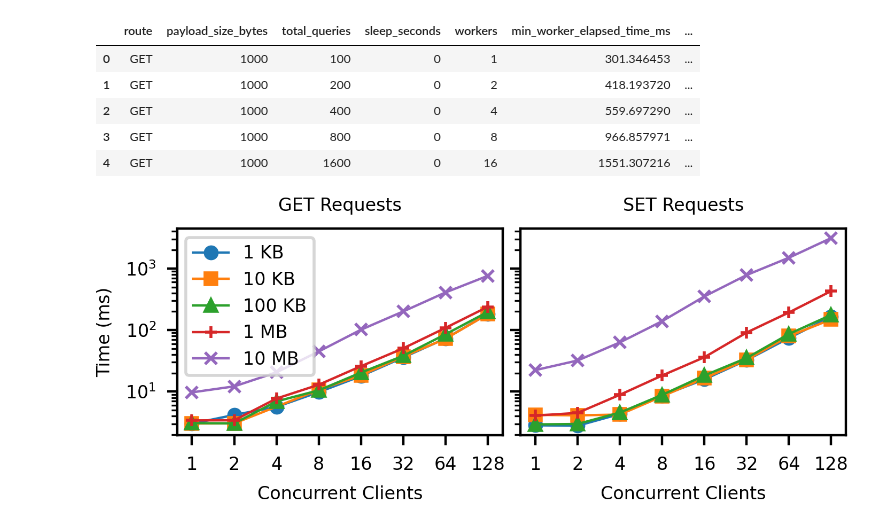
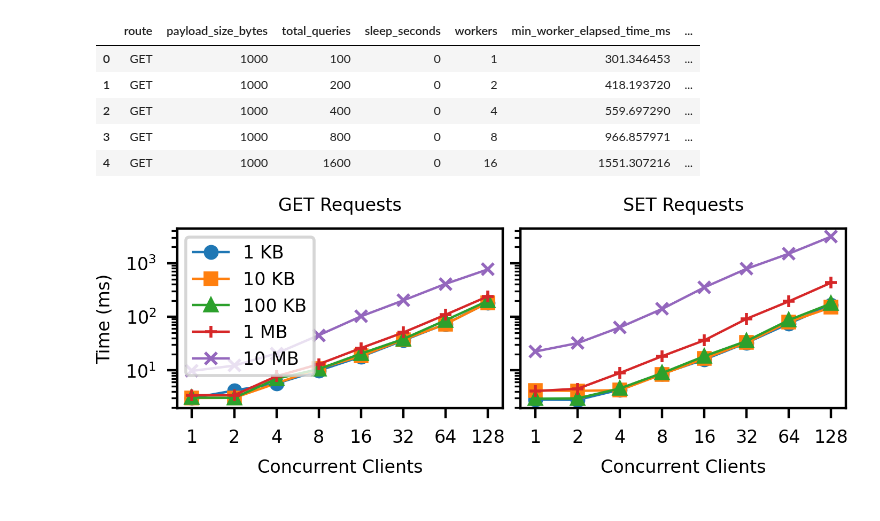
Before and after one commit to proxystore/sc23-evaluation, a Jupyter notebook: 3-endpoint-performance-client-access.ipynb, the cells around one changed output. Cells and saved outputs as stored; diff of their text form; code cells hidden in the pictures.

```diff
--- a/3-endpoint-performance-client-access.ipynb
+++ b/3-endpoint-performance-client-access.ipynb
@@ -103,32 +103,32 @@ payload_labels = ['1 KB', '10 KB', '100 KB', '1 MB', '10 MB']
 fig, axs = plt.subplots(1, 2, sharey=True)
 
 for data, ax in zip((GET_DATA, SET_DATA), axs):
     ax.set_yscale('log', base=10)
     ax.set_xscale('log', base=2)
 
     for i, (payload, series) in enumerate(data.items()):
         ax.plot(series['workers'], series['avg_latency'], marker=MARKERS[i], label=payload)
 
 # fig.suptitle('Client to Endpoint Request Time', y=1.15)
 axs[0].set_xlabel('Concurrent Clients')
 axs[1].set_xlabel('Concurrent Clients')
 axs[0].set_ylabel('Time (ms)')
 axs[0].set_title('GET Requests')
 axs[1].set_title('SET Requests')
 
 axs[0].set_xticks([1, 2, 4, 8, 16, 32, 64, 128])
 axs[1].set_xticks([1, 2, 4, 8, 16, 32, 64, 128])
 
 # Use integer x labels instead of powers of 2
 axs[0].get_xaxis().set_major_formatter(mticker.FormatStrFormatter('%.0f'))
 axs[1].get_xaxis().set_major_formatter(mticker.FormatStrFormatter('%.0f'))
 
 axs[0].legend(payload_labels, loc='upper left')
 
 #fig.tight_layout(h_pad=0.1, w_pad=0.75)
 fig.tight_layout(h_pad=.5, w_pad=0.75)
 
-fig.set_size_inches(3.5, 1.15)
+fig.set_size_inches(3.5, 1.0)
 plt.savefig('figures/endpoint-times-local.pdf', pad_inches=0.05)
 # %% [output]
-[figure, old version]
+[figure, new version]
```
Also changed, not shown: 14 other files.
